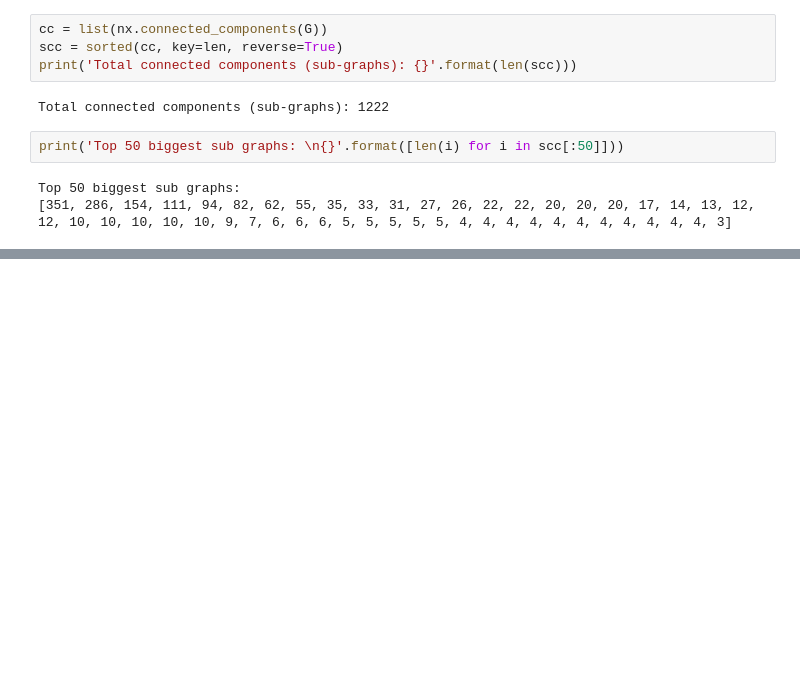
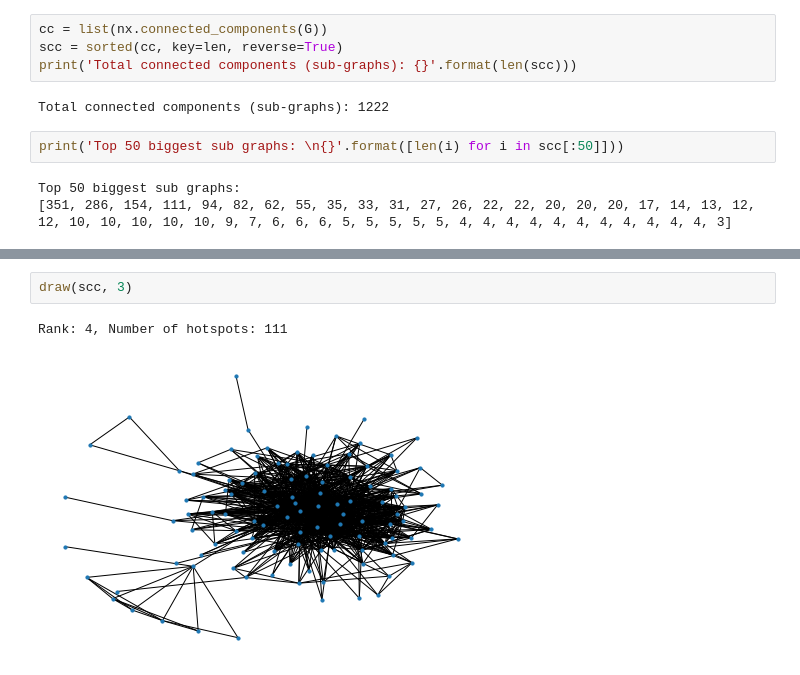
Before and after one commit to helium/ipython-target-modeling, a Jupyter notebook: analyze_witnesses.ipynb, the cells around one changed output, grey strips where cells are left out. Saved outputs shown, nothing was run; the diff lists cells and outputs as text; blank space fills up the shorter version.

```diff
--- a/analyze_witnesses.ipynb
+++ b/analyze_witnesses.ipynb
@@ -170,0 +207,5 @@ Top 50 biggest sub graphs:
+# %%
+draw(scc, 3)
+# %% [output]
+Rank: 4, Number of hotspots: 111
+[figure, added]
```
Also changed, not shown: parts of 17 cells of this notebook, 3 other files.
